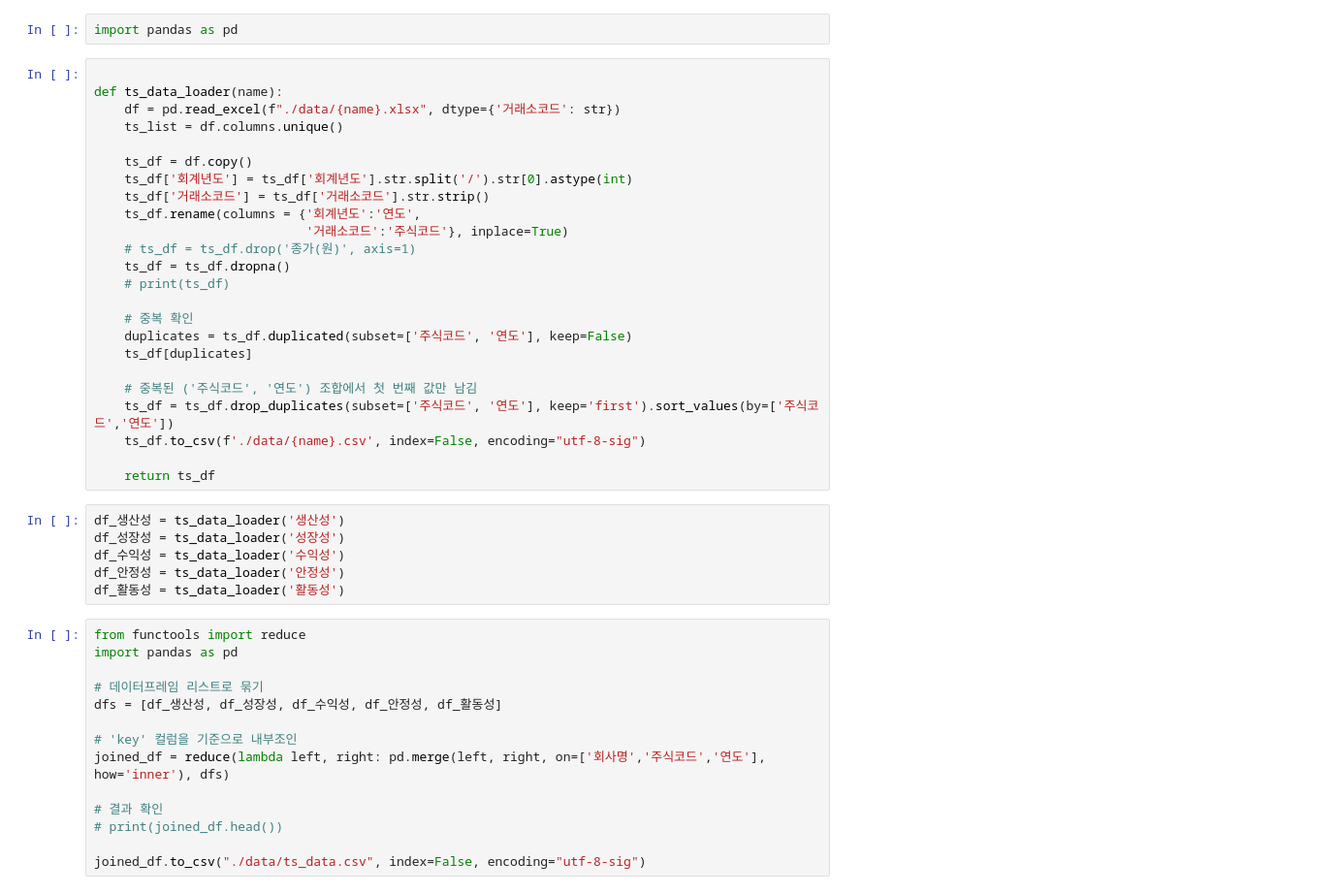
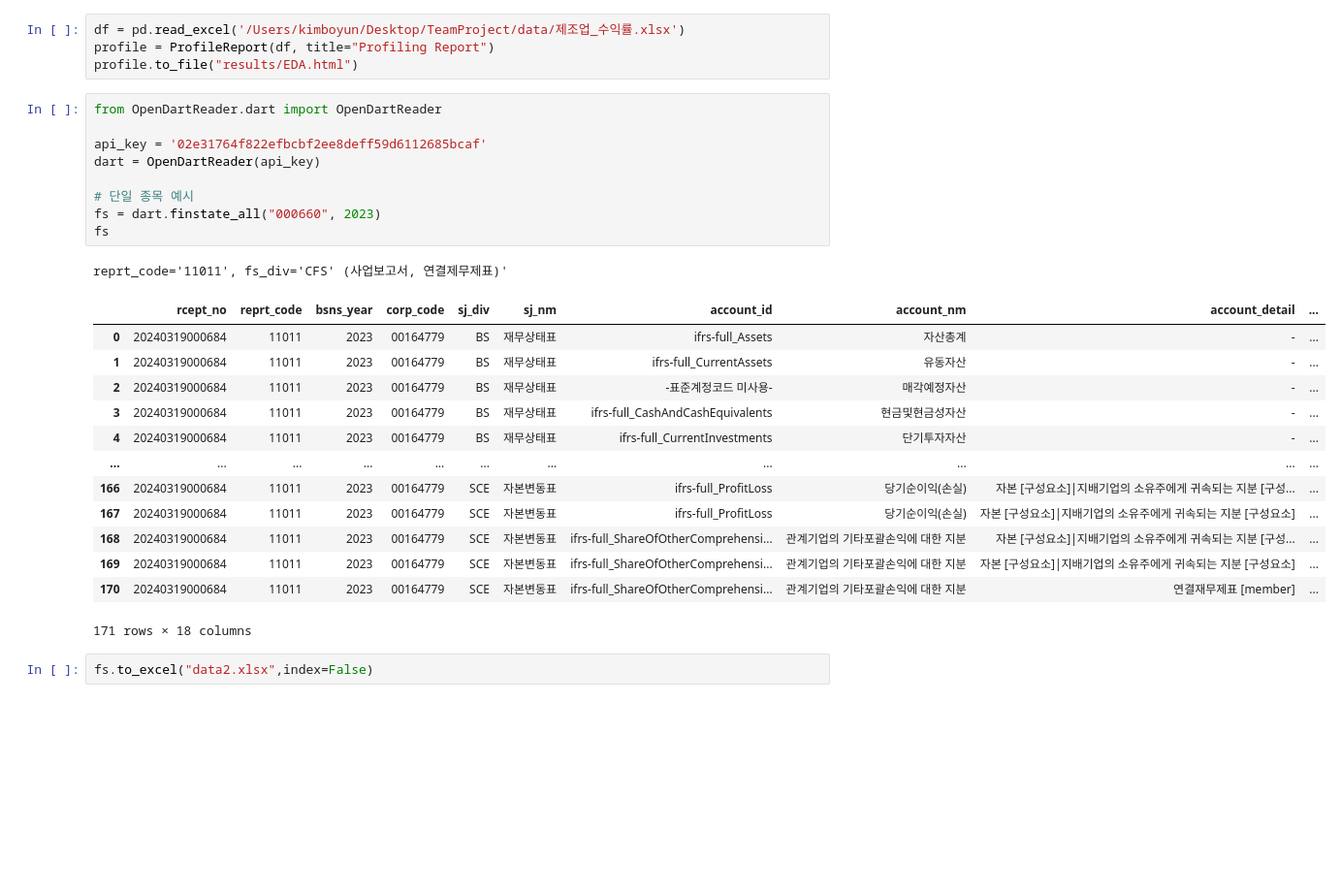
Before and after one commit to Kimboyun00/TeamProject, a Jupyter notebook: practice.ipynb, the cells around one changed output. Shown: that part at 97% size. Cells and saved outputs as stored; diff of their text form; blank space fills up the shorter version.

```diff
--- a/practice.ipynb
+++ b/practice.ipynb
@@ -76,46 +7,30 @@ The date you entered 20241231 seems to be a holiday. PYKRX changes the date para
-# %%
-import pandas as pd
-# %%
-
-def ts_data_loader(name):
-    df = pd.read_excel(f"./data/{name}.xlsx", dtype={'거래소코드': str})
-    ts_list = df.columns.unique()
-
-    ts_df = df.copy()
-    ts_df['회계년도'] = ts_df['회계년도'].str.split('/').str[0].astype(int)
-    ts_df['거래소코드'] = ts_df['거래소코드'].str.strip()
-    ts_df.rename(columns = {'회계년도':'연도',
-                            '거래소코드':'주식코드'}, inplace=True)
-    # ts_df = ts_df.drop('종가(원)', axis=1)
-    ts_df = ts_df.dropna()
-    # print(ts_df)
-
-    # 중복 확인
-    duplicates = ts_df.duplicated(subset=['주식코드', '연도'], keep=False)
-    ts_df[duplicates]
-
-    # 중복된 ('주식코드', '연도') 조합에서 첫 번째 값만 남김
-    ts_df = ts_df.drop_duplicates(subset=['주식코드', '연도'], keep='first').sort_values(by=['주식코드','연도'])
-    ts_df.to_csv(f'./data/{name}.csv', index=False, encoding="utf-8-sig")
-
-    return ts_df
-# %%
-df_생산성 = ts_data_loader('생산성')
-df_성장성 = ts_data_loader('성장성')
-df_수익성 = ts_data_loader('수익성')
-df_안정성 = ts_data_loader('안정성')
-df_활동성 = ts_data_loader('활동성')
-# %%
-from functools import reduce
-import pandas as pd
-
-# 데이터프레임 리스트로 묶기
-dfs = [df_생산성, df_성장성, df_수익성, df_안정성, df_활동성]
-
-# 'key' 컬럼을 기준으로 내부조인
-joined_df = reduce(lambda left, right: pd.merge(left, right, on=['회사명','주식코드','연도'], how='inner'), dfs)
-
-# 결과 확인
-# print(joined_df.head())
-
-joined_df.to_csv("./data/ts_data.csv", index=False, encoding="utf-8-sig")
+# %%
+df = pd.read_excel('/Users/kimboyun/Desktop/TeamProject/data/제조업_수익률.xlsx')
+profile = ProfileReport(df, title="Profiling Report")
+profile.to_file("results/EDA.html")
+# %%
+from OpenDartReader.dart import OpenDartReader
+
+api_key = '02e31764f822efbcbf2ee8deff59d6112685bcaf'
+dart = OpenDartReader(api_key)
+
+# 단일 종목 예시
+fs = dart.finstate_all("000660", 2023)
+fs
+# %% [output]
+reprt_code='11011', fs_div='CFS' (사업보고서, 연결제무제표)'
+|  | rcept_no | reprt_code | bsns_year | corp_code | sj_div | sj_nm | account_id | account_nm | account_detail | ... |
+| 0 | 20240319000684 | 11011 | 2023 | 00164779 | BS | 재무상태표 | ifrs-full_Assets | 자산총계 | - | ... |
+| 1 | 20240319000684 | 11011 | 2023 | 00164779 | BS | 재무상태표 | ifrs-full_CurrentAssets | 유동자산 | - | ... |
+| 2 | 20240319000684 | 11011 | 2023 | 00164779 | BS | 재무상태표 | -표준계정코드 미사용- | 매각예정자산 | - | ... |
+| 3 | 20240319000684 | 11011 | 2023 | 00164779 | BS | 재무상태표 | ifrs-full_CashAndCashEquivalents | 현금및현금성자산 | - | ... |
+| 4 | 20240319000684 | 11011 | 2023 | 00164779 | BS | 재무상태표 | ifrs-full_CurrentInvestments | 단기투자자산 | - | ... |
+| ... | ... | ... | ... | ... | ... | ... | ... | ... | ... | ... |
+| 166 | 20240319000684 | 11011 | 2023 | 00164779 | SCE | 자본변동표 | ifrs-full_ProfitLoss | 당기순이익(손실) | 자본 [구성요소]|지배기업의 소유주에게 귀속되는 지분 [구성... | ... |
+| 167 | 20240319000684 | 11011 | 2023 | 00164779 | SCE | 자본변동표 | ifrs-full_ProfitLoss | 당기순이익(손실) | 자본 [구성요소]|지배기업의 소유주에게 귀속되는 지분 [구성요소] | ... |
+| 168 | 20240319000684 | 11011 | 2023 | 00164779 | SCE | 자본변동표 | ifrs-full_ShareOfOtherComprehensi... | 관계기업의 기타포괄손익에 대한 지분 | 자본 [구성요소]|지배기업의 소유주에게 귀속되는 지분 [구성... | ... |
+| 169 | 20240319000684 | 11011 | 2023 | 00164779 | SCE | 자본변동표 | ifrs-full_ShareOfOtherComprehensi... | 관계기업의 기타포괄손익에 대한 지분 | 자본 [구성요소]|지배기업의 소유주에게 귀속되는 지분 [구성요소] | ... |
+| 170 | 20240319000684 | 11011 | 2023 | 00164779 | SCE | 자본변동표 | ifrs-full_ShareOfOtherComprehensi... | 관계기업의 기타포괄손익에 대한 지분 | 연결재무제표 [member] | ... |
+171 rows × 18 columns
+# %%
+fs.to_excel("data2.xlsx",index=False)
```
Also changed, not shown: parts of 13 cells of this notebook, 8 other files.
